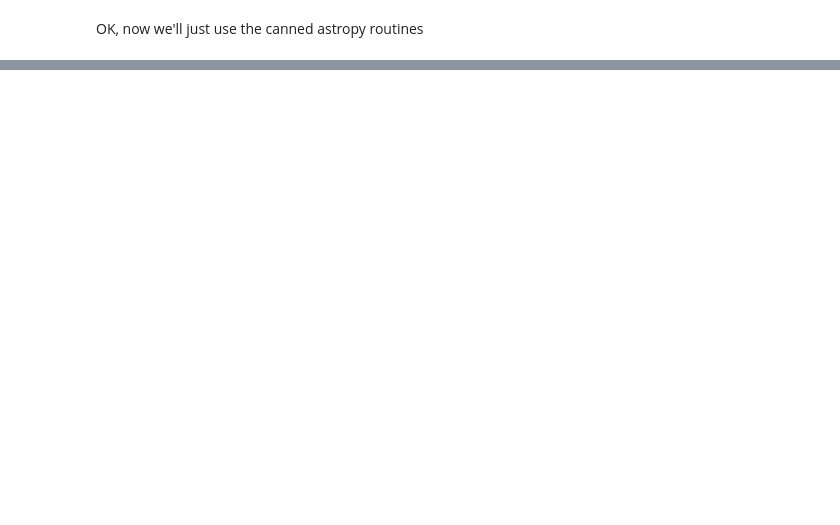
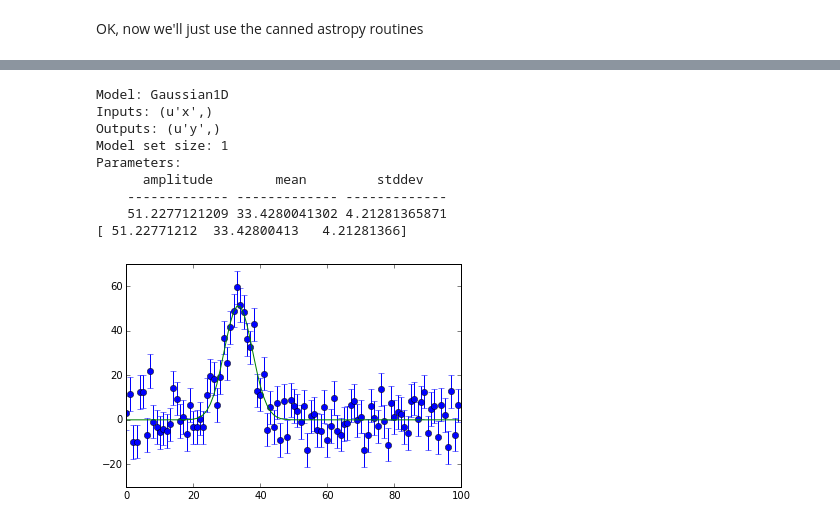
Before and after one commit to holtzmanjon/a575, a Jupyter notebook: fitting/fitting.ipynb, the cells around one changed output, grey strips where cells are left out. Drawn from its saved outputs; the diff is of its cells as text; code cells hidden in the pictures; blank space fills up the shorter version.

```diff
--- a/fitting/fitting.ipynb
+++ b/fitting/fitting.ipynb
@@ -123,0 +146,23 @@ Parameters:
+# %%
+from astropy.modeling import models, fitting
+fit_p = fitting.LevMarLSQFitter()
+p_init = models.Gaussian1D(amplitude=60,mean=30,stddev=10)
+pfit = fit_p(p_init,x,y)
+print pfit
+print pfit.parameters
+# plot it up
+plt.errorbar(x,y,yerr=sigma,marker='o',linestyle='none')
+# pfit(x) evaluates the fit at locations x
+plt.plot(x,pfit(x))
+plt.draw()
+# %% [output]
+Model: Gaussian1D
+Inputs: (u'x',)
+Outputs: (u'y',)
+Model set size: 1
+Parameters:
+      amplitude        mean         stddev
+    ------------- ------------- -------------
+    51.2277121209 33.4280041302 4.21281365871
+[ 51.22771212  33.42800413   4.21281366]
+[figure, added]
```
Also changed, not shown: parts of 9 cells of this notebook.
